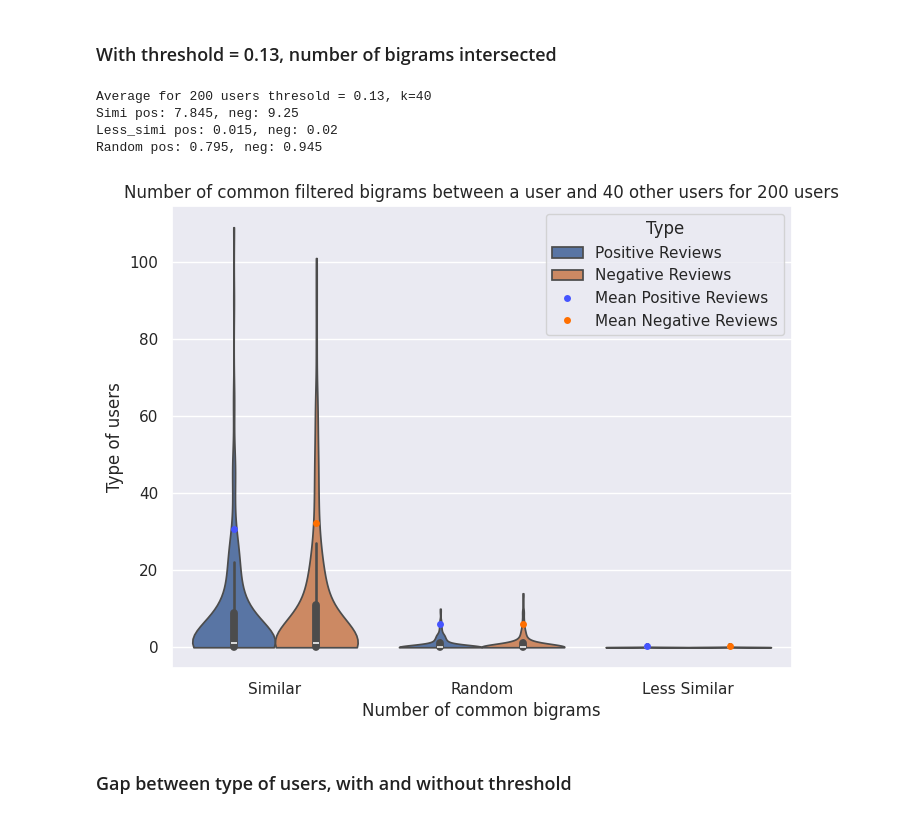
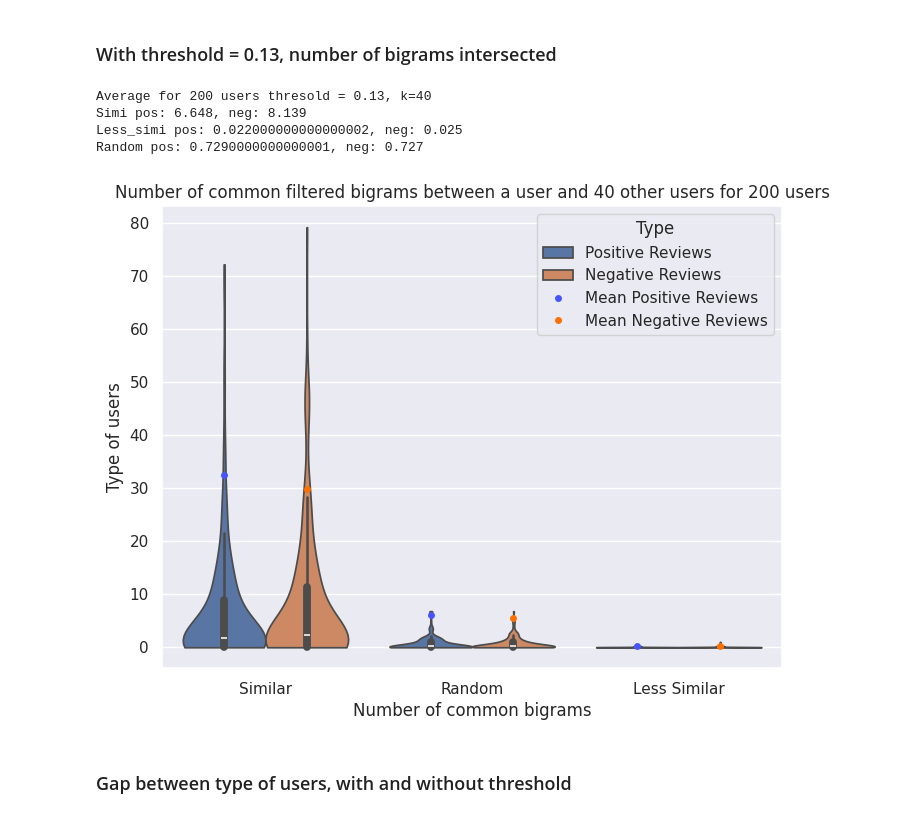
Before and after one commit to Franciline/Recommendation_system, a Jupyter notebook: notebooks/bigrams_intersect_ev.ipynb, the cells around one changed output. Drawn from its saved outputs; the diff is of its cells as text; code cells hidden in the pictures.

```diff
--- a/notebooks/bigrams_intersect_ev.ipynb
+++ b/notebooks/bigrams_intersect_ev.ipynb
@@ -483,15 +377,16 @@ Simi pos: 34.09, neg: 34.055      Less_simi pos: 0.415, neg: 0.38      Random po
 # %%
 n_users = 200
-for _ in range(5):
-    users_ids_samp = comments_all.sample(n=n_users)['User id']
+nb_iters = 5
+users_ids_samp = comments_all.sample(n=n_users)['User id']
 
-    avg_pos_s_200 = []
-    avg_neg_s_200 = []
-    avg_pos_ls_200 = []
-    avg_neg_ls_200 = []
-    avg_pos_r_200 = []
-    avg_neg_r_200 = []
+avg_pos_s_200 = []
+avg_neg_s_200 = []
+avg_pos_ls_200 = []
+avg_neg_ls_200 = []
+avg_pos_r_200 = []
+avg_neg_r_200 = []
 
+for _ in range(nb_iters):
     for id in users_ids_samp:
         # simi
         pos, neg = bev.knn_comments_count(id, games_to_consider, matrix_ratings, mask_ratings, cos_sim_matrix, users_table, games_table, comments_all, users_mean, vectors, bigrams_ens, type='simi', k=40, threshold=-1)
@@ -575,16 +477,18 @@ plot_posnegviolin(df_pos_neg_ntshold, group_means_reset_not, title, xlab, ylab,
 # %%
 threshold = 0.13
 n_users = 200
-for _ in range(5):
-    users_ids_samp = comments_all.sample(n=n_users)['User id']
+nb_iters = 5
 
-    avg_pos_s_200 = []
-    avg_neg_s_200 = []
-    avg_pos_ls_200 = []
-    avg_neg_ls_200 = []
-    avg_pos_r_200 = []
-    avg_neg_r_200 = []
+users_ids_samp = comments_all.sample(n=n_users)['User id']
 
+avg_pos_s_200 = []
+avg_neg_s_200 = []
+avg_pos_ls_200 = []
+avg_neg_ls_200 = []
+avg_pos_r_200 = []
+avg_neg_r_200 = []
+
+for _ in range(nb_iters):
     for id in users_ids_samp:
         # simi
         pos, neg = bev.knn_comments_count(id, games_to_consider, matrix_ratings, mask_ratings, cos_sim_matrix, users_table, games_table, comments_all, users_mean, vectors, bigrams_ens, type = 'simi', threshold=threshold, k = 40)
@@ -600,6 +504,13 @@ for _ in range(5):
         pos, neg = bev.knn_comments_count(id, games_to_consider, matrix_ratings, mask_ratings, cos_sim_matrix, users_table, games_table, comments_all, users_mean, vectors, bigrams_ens, type = 'random', threshold=threshold, k = 40)
         avg_pos_r_200.append(pos)
         avg_neg_r_200.append(neg)
+# %%
+avg_pos_s_200 = np.mean(np.array(avg_pos_s_200).reshape(nb_iters, n_users), axis = 0)
+avg_neg_s_200 = np.mean(np.array(avg_neg_s_200).reshape(nb_iters, n_users), axis = 0)
+avg_pos_ls_200 = np.mean(np.array(avg_pos_ls_200).reshape(nb_iters, n_users), axis = 0)
+avg_neg_ls_200 = np.mean(np.array(avg_neg_ls_200).reshape(nb_iters, n_users), axis = 0)
+avg_pos_r_200 = np.mean(np.array(avg_pos_r_200).reshape(nb_iters, n_users), axis = 0)
+avg_neg_r_200 = np.mean(np.array(avg_neg_r_200).reshape(nb_iters, n_users), axis = 0)
 # %%
 print(f"Average for 200 users thresold = {threshold}, k=40\
     \nSimi pos: {np.mean(avg_pos_s_200)}, neg: {np.mean(avg_neg_s_200)}\
@@ -607,20 +518,20 @@ print(f"Average for 200 users thresold = {threshold}, k=40\
     \nRandom pos: {np.mean(avg_pos_r_200)}, neg: {np.mean(avg_neg_r_200)}\n")
 # %% [output]
 Average for 200 users thresold = 0.13, k=40
-Simi pos: 7.845, neg: 9.25
-Less_simi pos: 0.015, neg: 0.02
-Random pos: 0.795, neg: 0.945
+Simi pos: 6.648, neg: 8.139
+Less_simi pos: 0.022000000000000002, neg: 0.025
+Random pos: 0.7290000000000001, neg: 0.727
 # %%
 df_pos_neg = type_user_count_df(avg_pos_s_200, avg_pos_r_200, avg_pos_ls_200, avg_neg_s_200, avg_neg_r_200, avg_neg_ls_200)
 group_means_reset = df_user_type_mean(df_pos_neg)
 # %%
 title = "Number of common filtered bigrams between a user and 40 other users for 200 users"
 xlab = "Number of common bigrams"
 ylab = "Type of users"
 
-plot_posnegviolin(df_pos_neg,group_means_reset_not, title, xlab, ylab, "vplot_common_big_200")
+plot_posnegviolin(df_pos_neg,group_means_reset, title, xlab, ylab, "vplot_common_big_200")
 # %% [output]
-[figure, old version]
+[figure, new version]
 # %% [markdown]
 ### Gap between type of users, with and without threshold
 # %%
```
Also changed, not shown: parts of 34 cells of this notebook, 2 other files.
